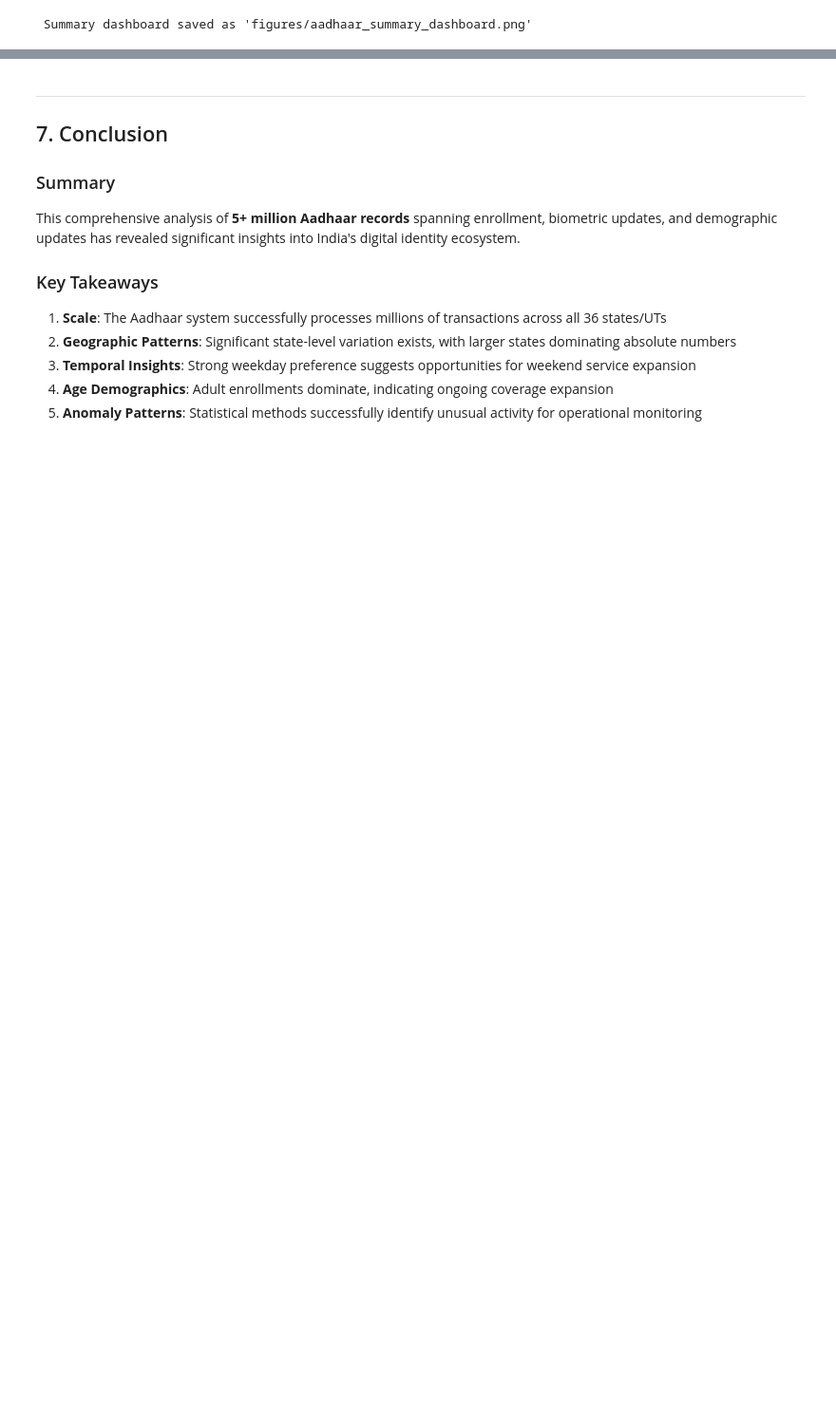
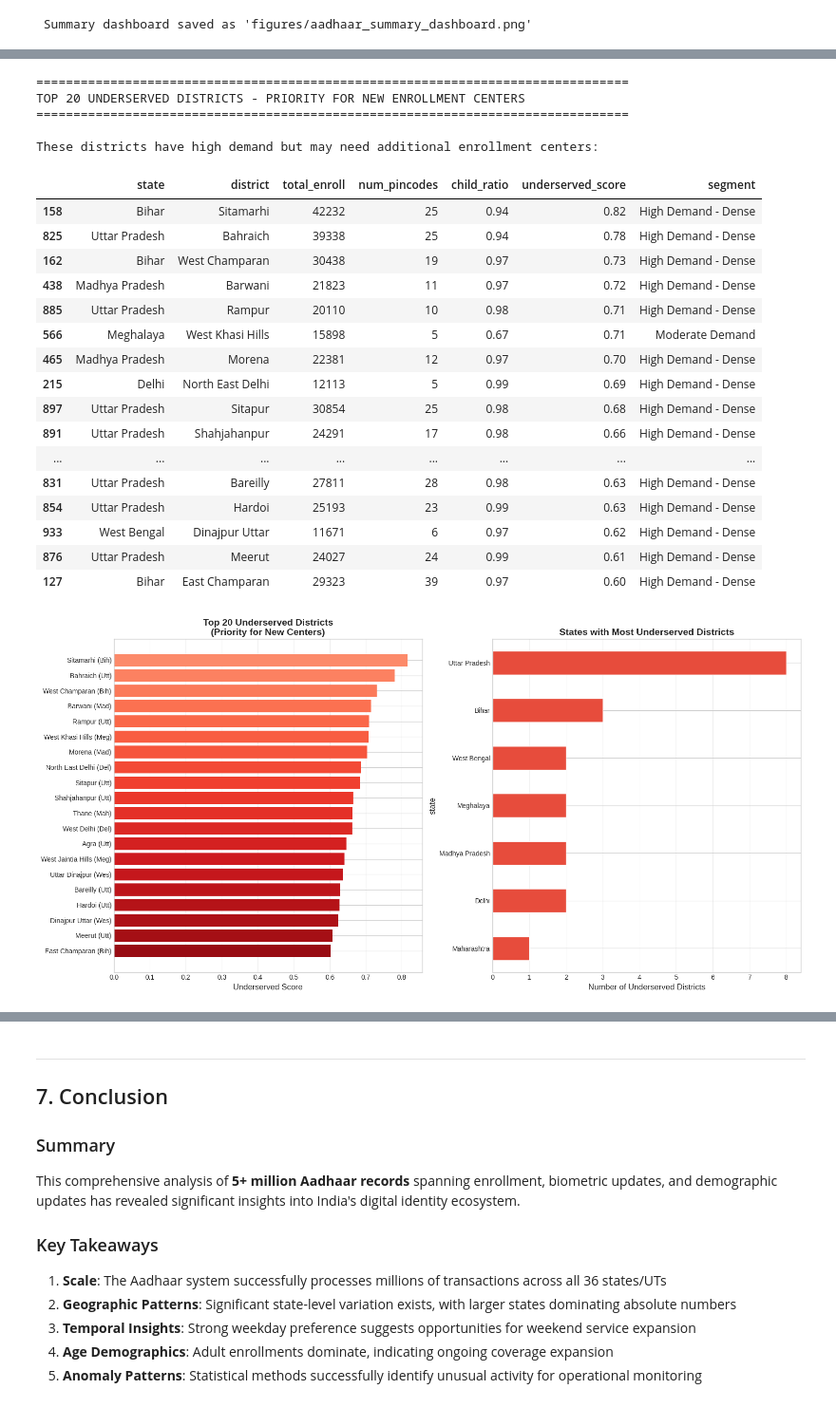
Before and after one commit to XAheli/UIDAI, a Jupyter notebook: Analysis/aadhaar_societal_trends_analysis.ipynb, the cells around one changed output, grey strips where cells are left out. Shown at 95% size. Drawn from its saved outputs; the diff is of its cells as text; code cells hidden in the pictures; blank space fills up the shorter version.

```diff
--- a/Analysis/aadhaar_societal_trends_analysis.ipynb
+++ b/Analysis/aadhaar_societal_trends_analysis.ipynb
@@ -1510,0 +2436,76 @@ print("\n Summary dashboard saved as 'figures/aadhaar_summary_dashboard.png'")
+# %%
+# ============================================
+# 8.5: IDENTIFY UNDERSERVED AREAS & OPTIMAL CENTER PLACEMENT
+# ============================================
+
+# Calculate underserved score based on:
+# - High enrollment demand but low number of pincodes (need more centers)
+# - High child ratio (families need accessible services)
+
+district_data['demand_density'] = district_data['total_enroll'] / (district_data['num_pincodes'] + 1)
+district_data['underserved_score'] = (
+    MinMaxScaler().fit_transform(district_data[['demand_density']]) * 0.4 +
+    MinMaxScaler().fit_transform(district_data[['child_ratio']]) * 0.3 +
+    MinMaxScaler().fit_transform(district_data[['total_enroll']]) * 0.3
+).flatten()
+
+# Top underserved districts (need new centers)
+top_underserved = district_data.nlargest(20, 'underserved_score')[
+    ['state', 'district', 'total_enroll', 'num_pincodes', 'child_ratio', 'underserved_score', 'segment']
+]
+
+print("="*80)
+print("TOP 20 UNDERSERVED DISTRICTS - PRIORITY FOR NEW ENROLLMENT CENTERS")
+print("="*80)
+print("\nThese districts have high demand but may need additional enrollment centers:\n")
+display(top_underserved)
+
+# Visualize underserved districts
+fig, axes = plt.subplots(1, 2, figsize=(16, 8))
+
+# Plot 1: Top underserved districts
+ax1 = axes[0]
+colors = plt.cm.Reds(np.linspace(0.4, 0.9, 20))
+bars = ax1.barh(range(20), top_underserved['underserved_score'].values, color=colors)
+ax1.set_yticks(range(20))
+ax1.set_yticklabels(top_underserved['district'] + ' (' + top_underserved['state'].str[:3] + ')')
+ax1.invert_yaxis()
+ax1.set_xlabel('Underserved Score')
+ax1.set_title('Top 20 Underserved Districts\n(Priority for New Centers)', fontsize=14, fontweight='bold')
+ax1.grid(True, alpha=0.3, axis='x')
+
+# Plot 2: State-wise underserved district count
+ax2 = axes[1]
+state_underserved = top_underserved.groupby('state').size().sort_values(ascending=True)
+state_underserved.plot(kind='barh', ax=ax2, color='#e74c3c', edgecolor='white')
+ax2.set_xlabel('Number of Underserved Districts')
+ax2.set_title('States with Most Underserved Districts', fontsize=14, fontweight='bold')
+ax2.grid(True, alpha=0.3, axis='x')
+
+plt.tight_layout()
+plt.savefig('figures/underserved_districts.png', dpi=150, bbox_inches='tight', facecolor='white')
+plt.show()
+# %% [output]
+================================================================================
+TOP 20 UNDERSERVED DISTRICTS - PRIORITY FOR NEW ENROLLMENT CENTERS
+================================================================================
+
+These districts have high demand but may need additional enrollment centers:
+|  | state | district | total_enroll | num_pincodes | child_ratio | underserved_score | segment |
+| 158 | Bihar | Sitamarhi | 42232 | 25 | 0.94 | 0.82 | High Demand - Dense |
+| 825 | Uttar Pradesh | Bahraich | 39338 | 25 | 0.94 | 0.78 | High Demand - Dense |
+| 162 | Bihar | West Champaran | 30438 | 19 | 0.97 | 0.73 | High Demand - Dense |
+| 438 | Madhya Pradesh | Barwani | 21823 | 11 | 0.97 | 0.72 | High Demand - Dense |
+| 885 | Uttar Pradesh | Rampur | 20110 | 10 | 0.98 | 0.71 | High Demand - Dense |
+| 566 | Meghalaya | West Khasi Hills | 15898 | 5 | 0.67 | 0.71 | Moderate Demand |
+| 465 | Madhya Pradesh | Morena | 22381 | 12 | 0.97 | 0.70 | High Demand - Dense |
+| 215 | Delhi | North East Delhi | 12113 | 5 | 0.99 | 0.69 | High Demand - Dense |
+| 897 | Uttar Pradesh | Sitapur | 30854 | 25 | 0.98 | 0.68 | High Demand - Dense |
+| 891 | Uttar Pradesh | Shahjahanpur | 24291 | 17 | 0.98 | 0.66 | High Demand - Dense |
+| ... | ... | ... | ... | ... | ... | ... | ... |
+| 831 | Uttar Pradesh | Bareilly | 27811 | 28 | 0.98 | 0.63 | High Demand - Dense |
+| 854 | Uttar Pradesh | Hardoi | 25193 | 23 | 0.99 | 0.63 | High Demand - Dense |
+| 933 | West Bengal | Dinajpur Uttar | 11671 | 6 | 0.97 | 0.62 | High Demand - Dense |
+| 876 | Uttar Pradesh | Meerut | 24027 | 24 | 0.99 | 0.61 | High Demand - Dense |
+| 127 | Bihar | East Champaran | 29323 | 39 | 0.97 | 0.60 | High Demand - Dense |
+[figure, added]
```
Also changed, not shown: parts of 17 cells of this notebook, 6 other files.
